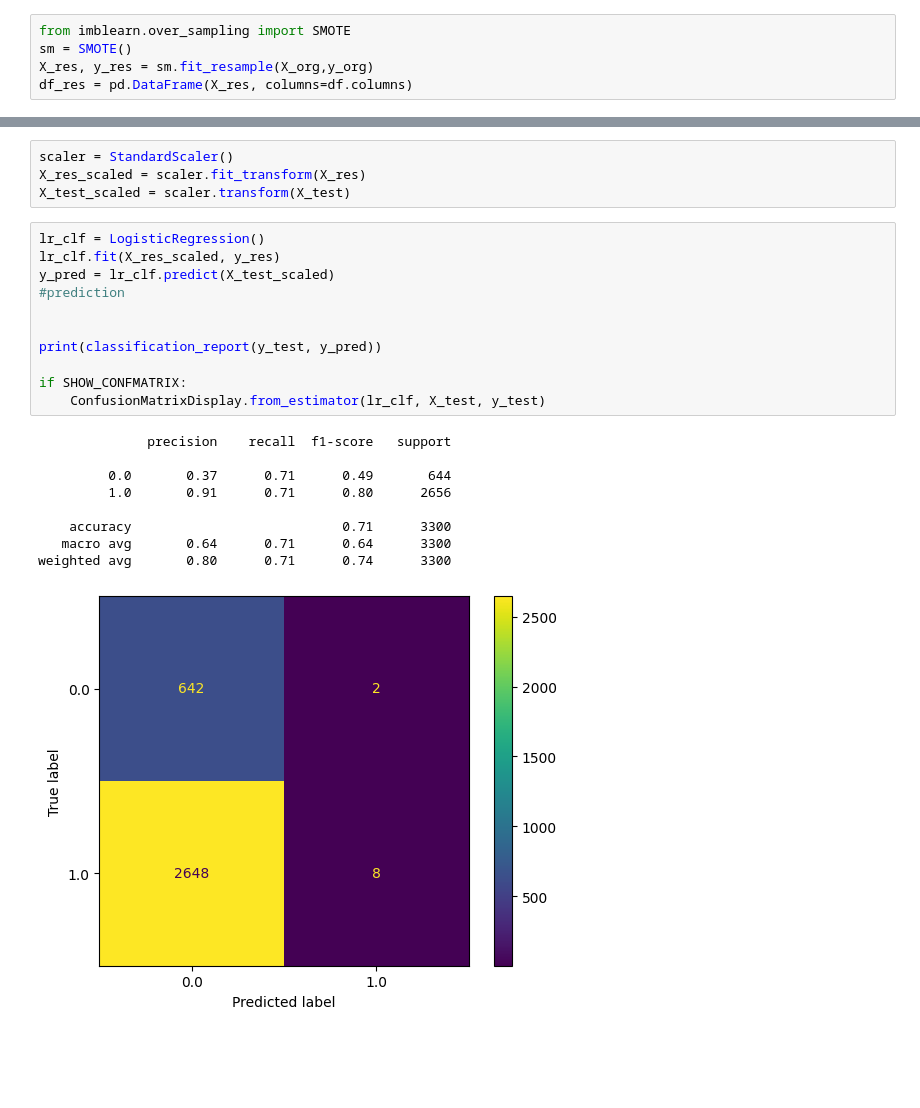
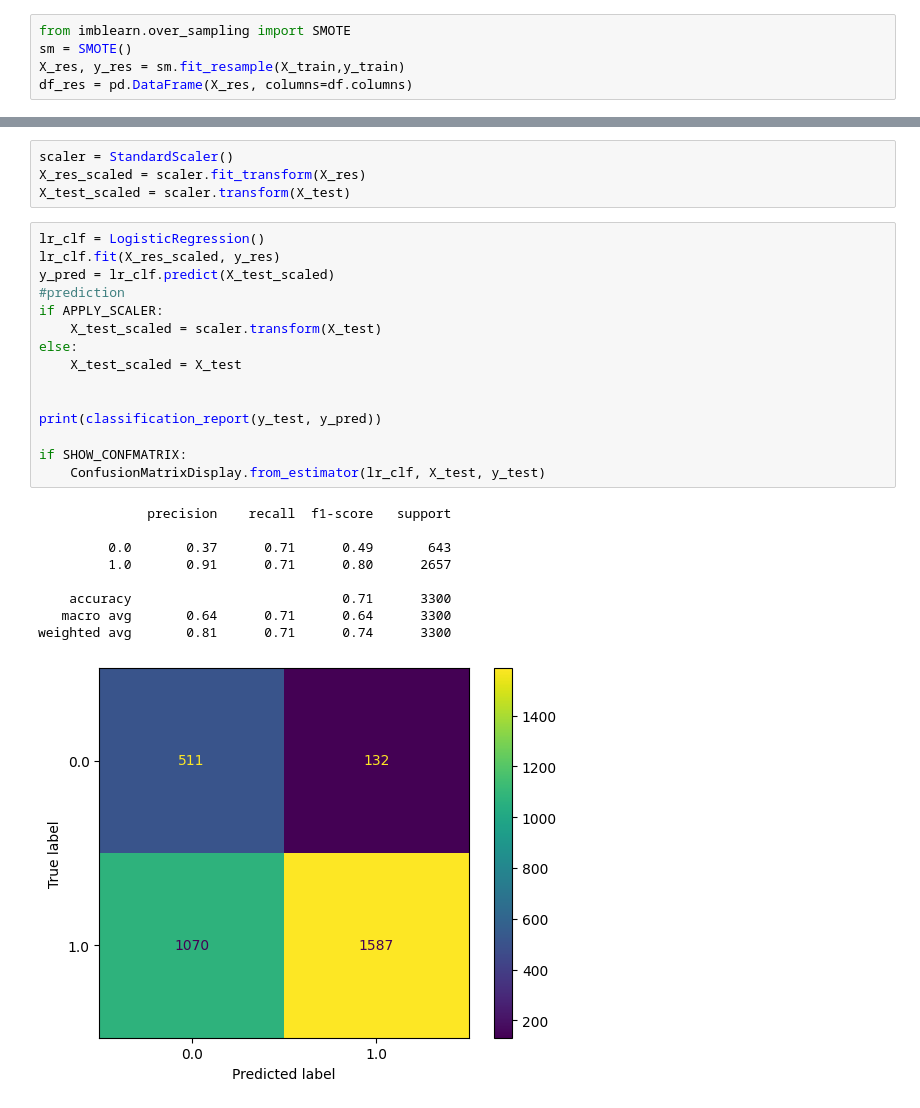
Before and after one commit to gauravbhatia-bit/Churn-Analysis, a Jupyter notebook: MachinelearningWeek2.ipynb, the cells around one changed output, grey strips where cells are left out. Drawn from its saved outputs; the diff is of its cells as text; blank space fills up the shorter version.

```diff
--- a/MachinelearningWeek2.ipynb
+++ b/MachinelearningWeek2.ipynb
@@ -412,7 +412,7 @@ print(X_test.shape)
 # %%
 from imblearn.over_sampling import SMOTE
 sm = SMOTE()
-X_res, y_res = sm.fit_resample(X_org,y_org)
+X_res, y_res = sm.fit_resample(X_train,y_train)
 df_res = pd.DataFrame(X_res, columns=df.columns)
 # %%
 df_res['retained'] = y_res
@@ -489,24 +489,28 @@ X_test_scaled = scaler.transform(X_test)
 # %%
 lr_clf = LogisticRegression()
 lr_clf.fit(X_res_scaled, y_res)
 y_pred = lr_clf.predict(X_test_scaled)
 #prediction
+if APPLY_SCALER:
+    X_test_scaled = scaler.transform(X_test)
+else:
+    X_test_scaled = X_test
 
 
 print(classification_report(y_test, y_pred))
 
 if SHOW_CONFMATRIX:
     ConfusionMatrixDisplay.from_estimator(lr_clf, X_test, y_test)
 # %% [output]
               precision    recall  f1-score   support
 
-         0.0       0.37      0.71      0.49       644
-         1.0       0.91      0.71      0.80      2656
+         0.0       0.37      0.71      0.49       643
+         1.0       0.91      0.71      0.80      2657
 
     accuracy                           0.71      3300
    macro avg       0.64      0.71      0.64      3300
-weighted avg       0.80      0.71      0.74      3300
+weighted avg       0.81      0.71      0.74      3300
-[figure, old version]
+[figure, new version]
 # %%
 # KNN
 
```
Also changed, not shown: parts of 9 cells of this notebook.
